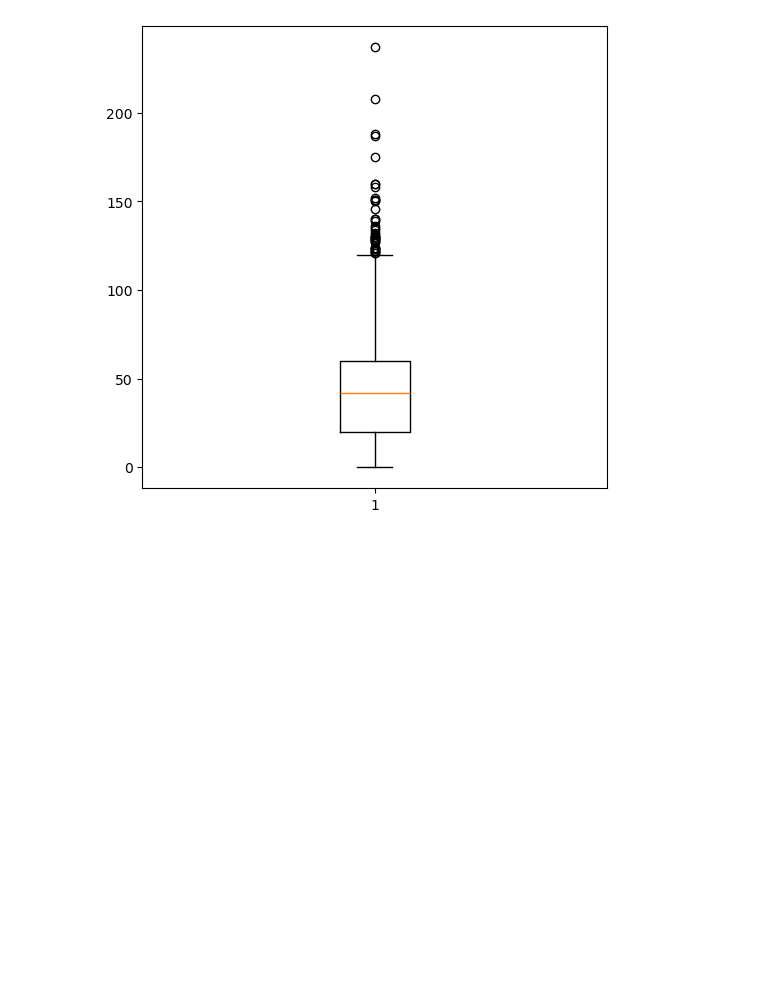
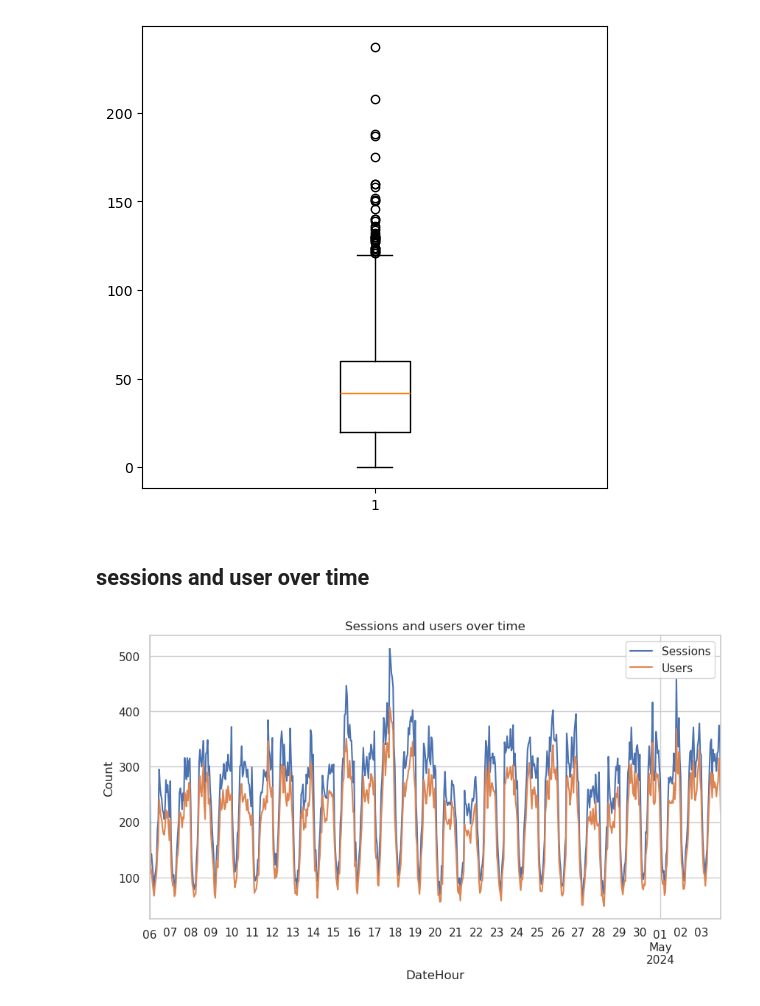
Before and after one commit to virendraksp47/eda-website-data-analysis-python, a Jupyter notebook: project.ipynb, the cells around one changed output. Saved outputs shown, nothing was run; the diff lists cells and outputs as text; code cells hidden in the pictures; blank space fills up the shorter version.

```diff
--- a/project.ipynb
+++ b/project.ipynb
@@ -109,3 +109,16 @@ plt.boxplot(df["Users"])
 plt.show()
 # %% [output]
 [figure]
+# %% [markdown]
+## sessions and user over time
+# %%
+sns.set(style="whitegrid")
+# %%
+plt.figure(figsize=(10,5))
+df.groupby("DateHour")[["Sessions","Users"]].sum().plot(ax=plt.gca())
+plt.title("Sessions and users over time")
+plt.xlabel("DateHour")
+plt.ylabel("Count")
+plt.show()
+# %% [output]
+[figure, added]
```
Also changed, not shown: parts of 9 cells of this notebook.
